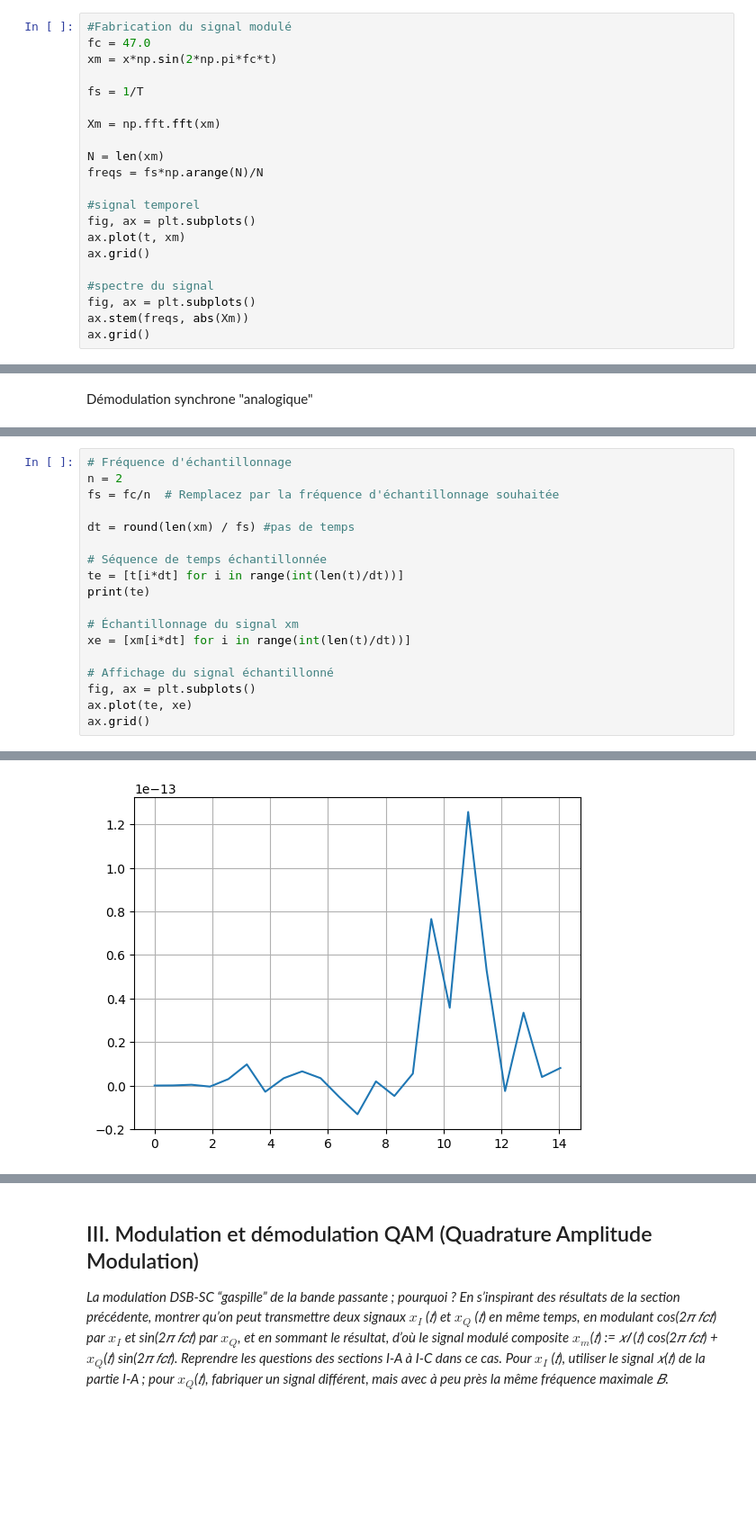
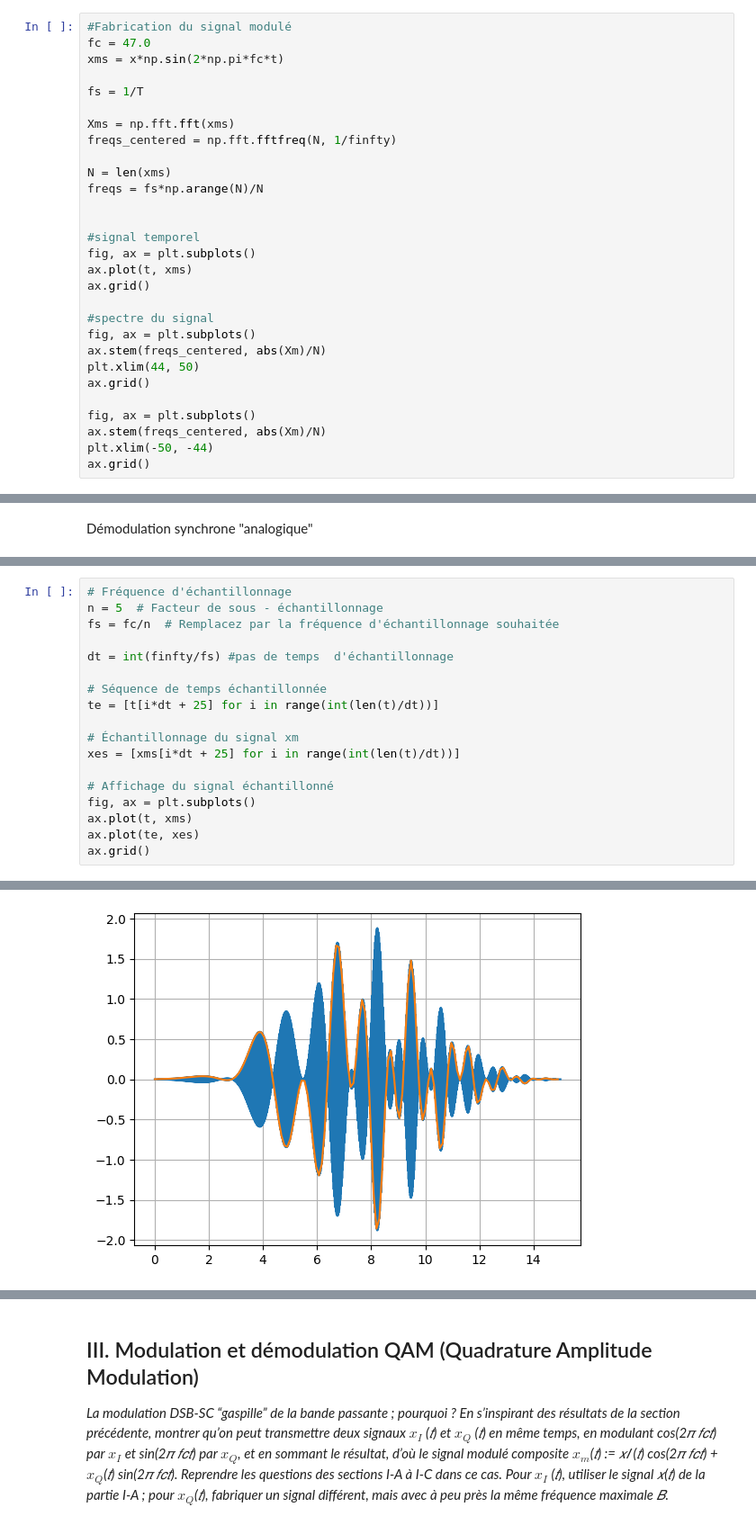
Before and after one commit to emelinepadie/signal, a Jupyter notebook: Mini-projet.ipynb, the cells around one changed output, grey strips where cells are left out. Shown at 90% size. Drawn from its saved outputs; the diff is of its cells as text; blank space fills up the shorter version.

```diff
--- a/Mini-projet.ipynb
+++ b/Mini-projet.ipynb
@@ -293,22 +293,30 @@ On a: $x_m(t) = x(t)\sin{2\pi f_c t}$
 # %%
 #Fabrication du signal modulé
 fc = 47.0
-xm = x*np.sin(2*np.pi*fc*t)
+xms = x*np.sin(2*np.pi*fc*t)
 
 fs = 1/T
 
-Xm = np.fft.fft(xm)
+Xms = np.fft.fft(xms)
+freqs_centered = np.fft.fftfreq(N, 1/finfty)
 
-N = len(xm)
+N = len(xms)
 freqs = fs*np.arange(N)/N
+
 
 #signal temporel
 fig, ax = plt.subplots()
-ax.plot(t, xm)
+ax.plot(t, xms)
 ax.grid()
 
 #spectre du signal
 fig, ax = plt.subplots()
-ax.stem(freqs, abs(Xm))
+ax.stem(freqs_centered, abs(Xm)/N)
+plt.xlim(44, 50)
 ax.grid()
+
+fig, ax = plt.subplots()
+ax.stem(freqs_centered, abs(Xm)/N)
+plt.xlim(-50, -44)
+ax.grid()
 # %% [output]
@@ -347,19 +408,19 @@ ax.grid()
 # %%
 # Fréquence d'échantillonnage
-n = 2
+n = 5  # Facteur de sous - échantillonnage
 fs = fc/n  # Remplacez par la fréquence d'échantillonnage souhaitée
 
-dt = round(len(xm) / fs) #pas de temps
+dt = int(finfty/fs) #pas de temps  d'échantillonnage
 
 # Séquence de temps échantillonnée
-te = [t[i*dt] for i in range(int(len(t)/dt))]
-print(te)
+te = [t[i*dt + 25] for i in range(int(len(t)/dt))]
 
 # Échantillonnage du signal xm
-xe = [xm[i*dt] for i in range(int(len(t)/dt))]
+xes = [xms[i*dt + 25] for i in range(int(len(t)/dt))]
 
 # Affichage du signal échantillonné
 fig, ax = plt.subplots()
-ax.plot(te, xe)
+ax.plot(t, xms)
+ax.plot(te, xes)
 ax.grid()
 # %% [output]
@@ -367 +427 @@ ax.grid()
-[figure, old version]
+[figure, new version]
```
Also changed, not shown: parts of 41 cells of this notebook.
